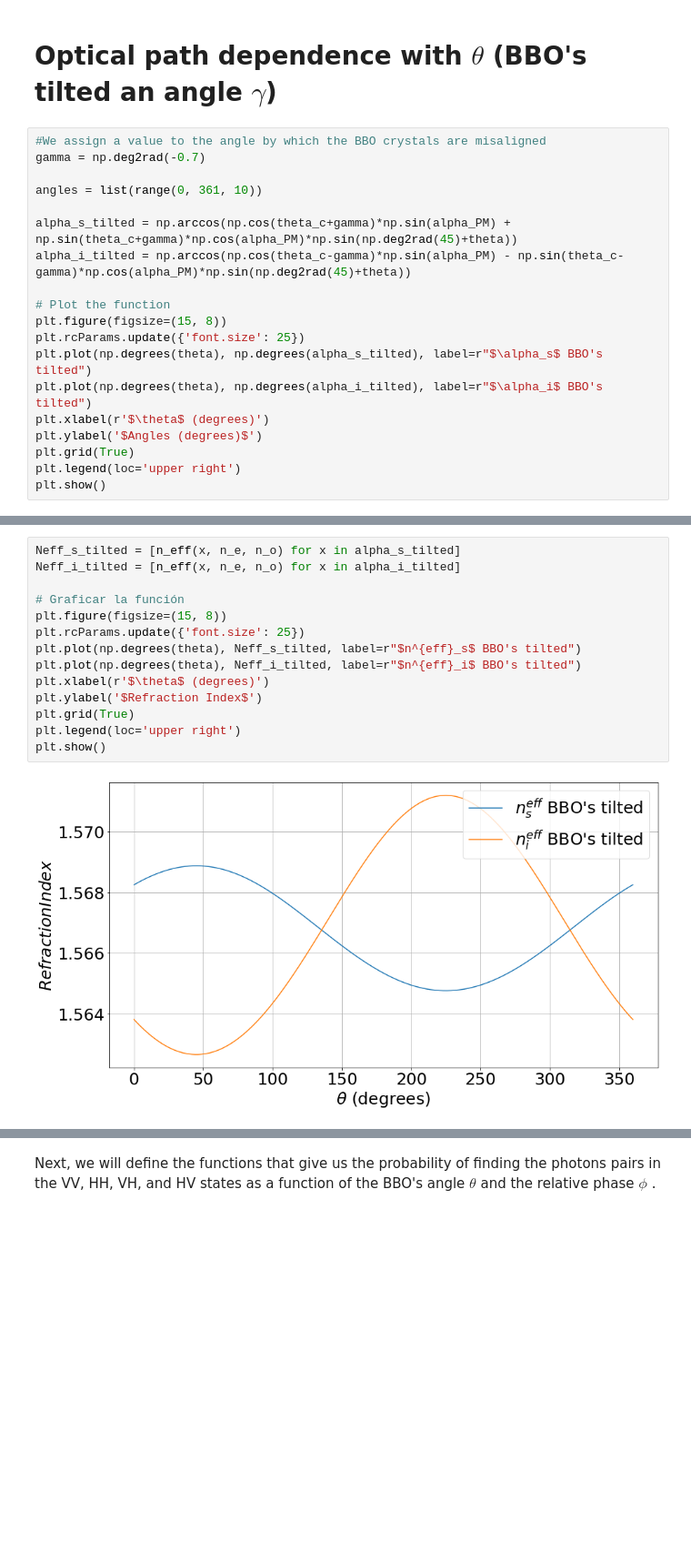
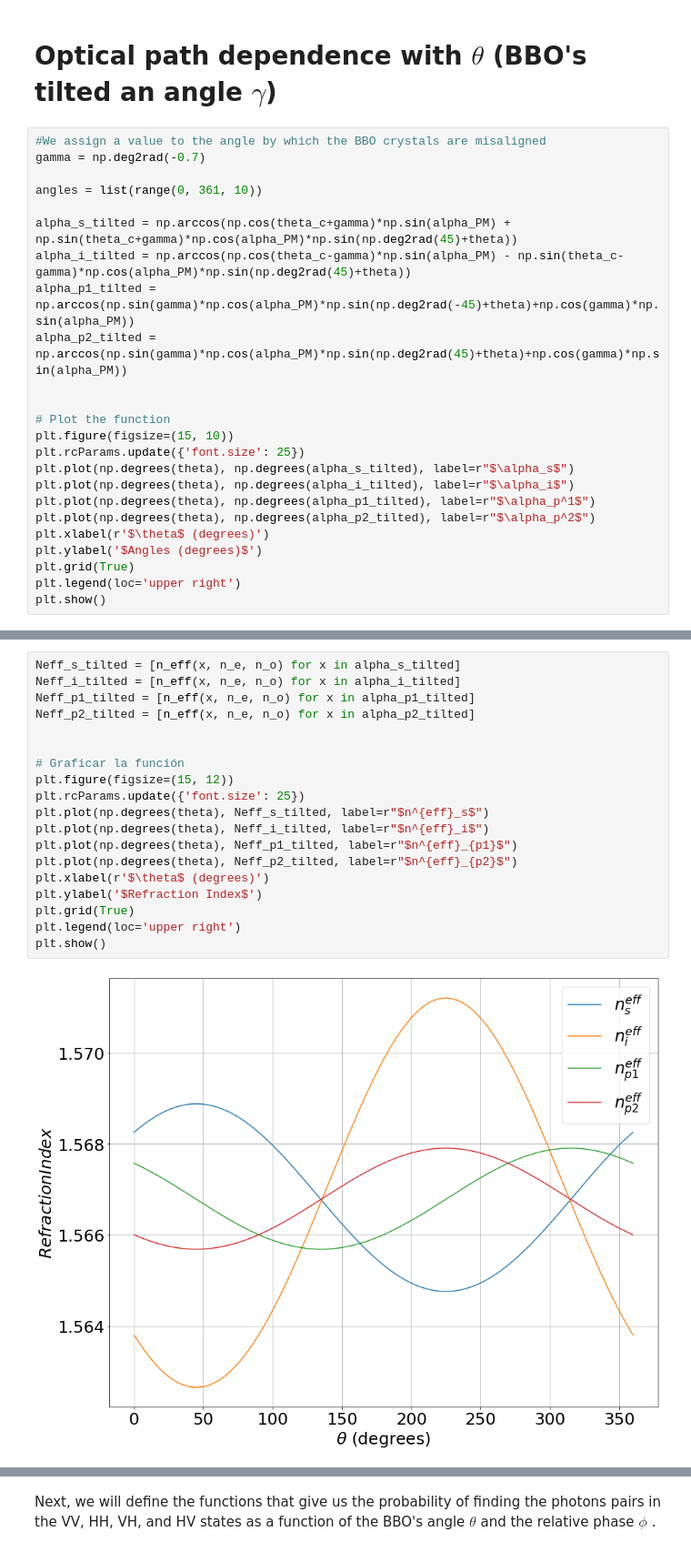
Before and after one commit to RaulLahoz/RelativePhase, a Jupyter notebook: RelativePhaseGraphs.ipynb, the cells around one changed output, grey strips where cells are left out. Shown: that part at 91% size. Saved outputs shown, nothing was run; the diff lists cells and outputs as text; blank space fills up the shorter version.

```diff
--- a/RelativePhaseGraphs.ipynb
+++ b/RelativePhaseGraphs.ipynb
@@ -64,12 +64,17 @@ angles = list(range(0, 361, 10))
 
 alpha_s_tilted = np.arccos(np.cos(theta_c+gamma)*np.sin(alpha_PM) + np.sin(theta_c+gamma)*np.cos(alpha_PM)*np.sin(np.deg2rad(45)+theta))
 alpha_i_tilted = np.arccos(np.cos(theta_c-gamma)*np.sin(alpha_PM) - np.sin(theta_c-gamma)*np.cos(alpha_PM)*np.sin(np.deg2rad(45)+theta))
+alpha_p1_tilted = np.arccos(np.sin(gamma)*np.cos(alpha_PM)*np.sin(np.deg2rad(-45)+theta)+np.cos(gamma)*np.sin(alpha_PM))
+alpha_p2_tilted = np.arccos(np.sin(gamma)*np.cos(alpha_PM)*np.sin(np.deg2rad(45)+theta)+np.cos(gamma)*np.sin(alpha_PM))
+
 
 # Plot the function
-plt.figure(figsize=(15, 8))
+plt.figure(figsize=(15, 10))
 plt.rcParams.update({'font.size': 25})
-plt.plot(np.degrees(theta), np.degrees(alpha_s_tilted), label=r"$\alpha_s$ BBO's tilted")
-plt.plot(np.degrees(theta), np.degrees(alpha_i_tilted), label=r"$\alpha_i$ BBO's tilted")
+plt.plot(np.degrees(theta), np.degrees(alpha_s_tilted), label=r"$\alpha_s$")
+plt.plot(np.degrees(theta), np.degrees(alpha_i_tilted), label=r"$\alpha_i$")
+plt.plot(np.degrees(theta), np.degrees(alpha_p1_tilted), label=r"$\alpha_p^1$")
+plt.plot(np.degrees(theta), np.degrees(alpha_p2_tilted), label=r"$\alpha_p^2$")
 plt.xlabel(r'$\theta$ (degrees)')
 plt.ylabel('$Angles (degrees)$')
 plt.grid(True)
@@ -80,19 +85,24 @@ plt.show()
 # %%
 Neff_s_tilted = [n_eff(x, n_e, n_o) for x in alpha_s_tilted]
 Neff_i_tilted = [n_eff(x, n_e, n_o) for x in alpha_i_tilted]
+Neff_p1_tilted = [n_eff(x, n_e, n_o) for x in alpha_p1_tilted]
+Neff_p2_tilted = [n_eff(x, n_e, n_o) for x in alpha_p2_tilted]
+
 
 # Graficar la función
-plt.figure(figsize=(15, 8))
+plt.figure(figsize=(15, 12))
 plt.rcParams.update({'font.size': 25})
-plt.plot(np.degrees(theta), Neff_s_tilted, label=r"$n^{eff}_s$ BBO's tilted")
-plt.plot(np.degrees(theta), Neff_i_tilted, label=r"$n^{eff}_i$ BBO's tilted")
+plt.plot(np.degrees(theta), Neff_s_tilted, label=r"$n^{eff}_s$")
+plt.plot(np.degrees(theta), Neff_i_tilted, label=r"$n^{eff}_i$")
+plt.plot(np.degrees(theta), Neff_p1_tilted, label=r"$n^{eff}_{p1}$")
+plt.plot(np.degrees(theta), Neff_p2_tilted, label=r"$n^{eff}_{p2}$")
 plt.xlabel(r'$\theta$ (degrees)')
 plt.ylabel('$Refraction Index$')
 plt.grid(True)
 plt.legend(loc='upper right')
 plt.show()
 # %% [output]
-[figure, old version]
+[figure, new version]
 # %%
 def adjust_angles(list_angles):
     adjusted_angles = []
```
Also changed, not shown: parts of 3 cells of this notebook.
